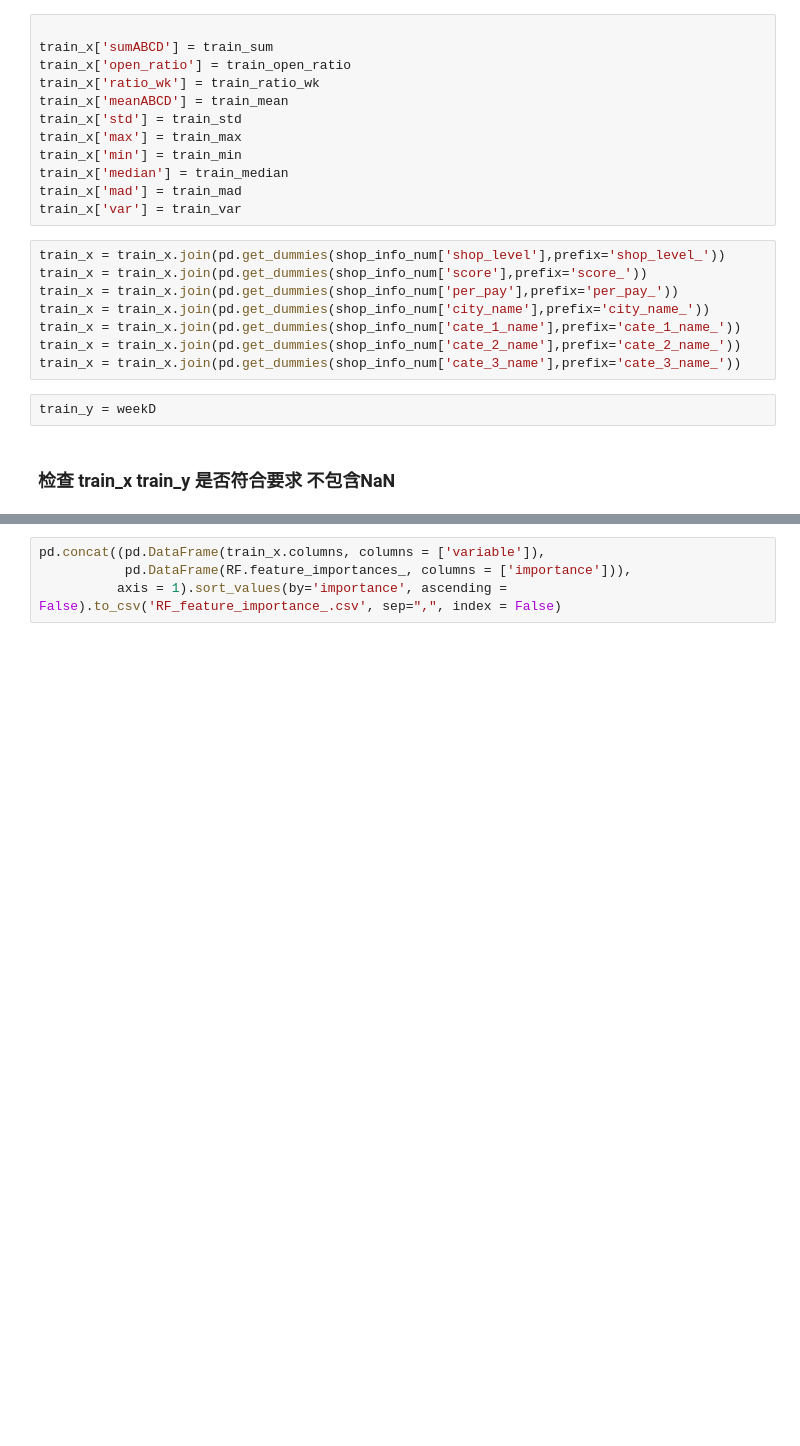
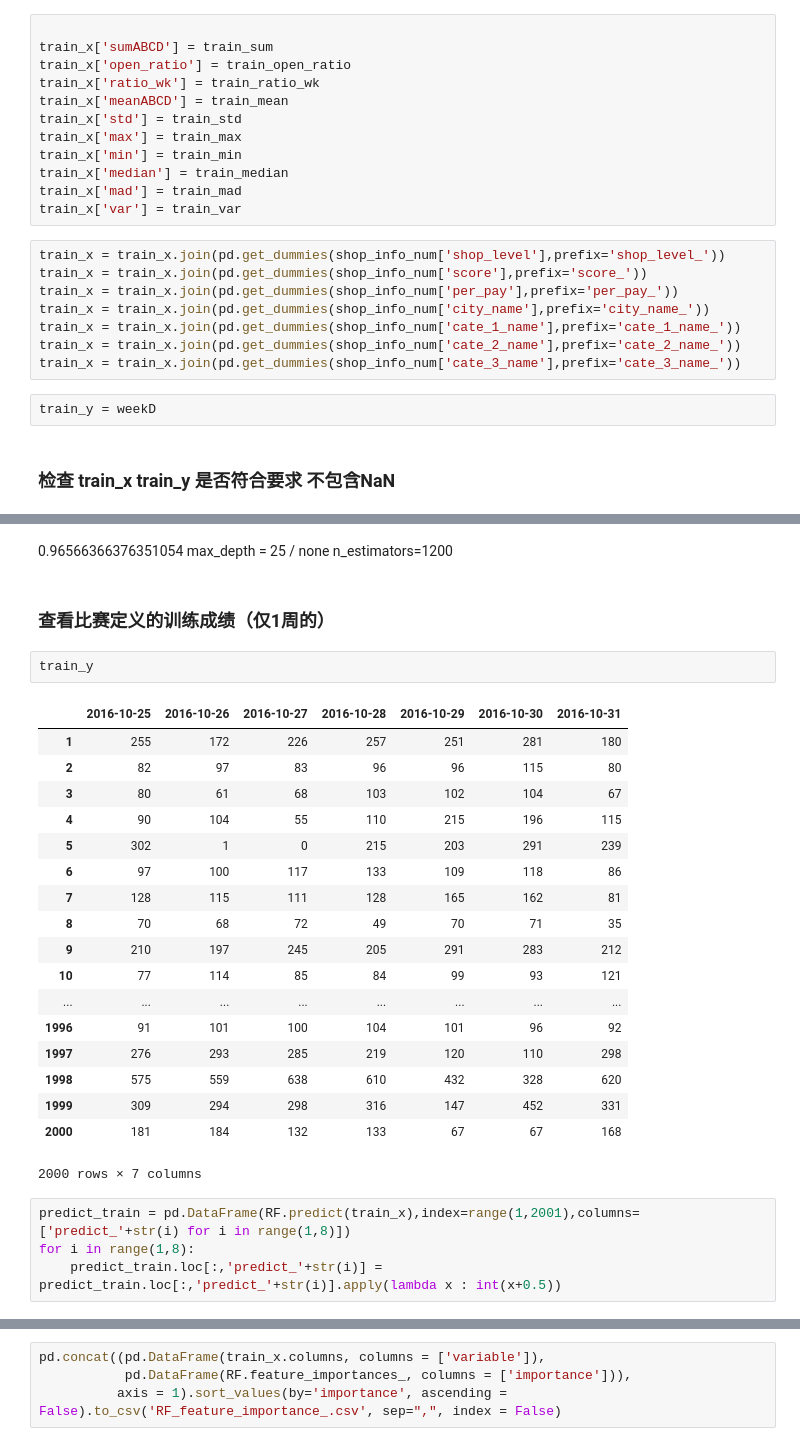
Before and after one commit to wakemeup-xyz/TianChi_IJCAI-17_sales_prediction_code, a Jupyter notebook: regression.ipynb, the cells around one changed output, grey strips where cells are left out. Saved outputs shown, nothing was run; the diff lists cells and outputs as text; blank space fills up the shorter version.

```diff
--- a/regression.ipynb
+++ b/regression.ipynb
@@ -206,0 +264,29 @@ RF.score(train_x,train_y)
+# %% [markdown]
+0.96566366376351054 max_depth = 25 / none n_estimators=1200
+# %% [markdown]
+### 查看比赛定义的训练成绩（仅1周的）
+# %%
+train_y
+# %% [output]
+|  | 2016-10-25 | 2016-10-26 | 2016-10-27 | 2016-10-28 | 2016-10-29 | 2016-10-30 | 2016-10-31 |
+| 1 | 255 | 172 | 226 | 257 | 251 | 281 | 180 |
+| 2 | 82 | 97 | 83 | 96 | 96 | 115 | 80 |
+| 3 | 80 | 61 | 68 | 103 | 102 | 104 | 67 |
+| 4 | 90 | 104 | 55 | 110 | 215 | 196 | 115 |
+| 5 | 302 | 1 | 0 | 215 | 203 | 291 | 239 |
+| 6 | 97 | 100 | 117 | 133 | 109 | 118 | 86 |
+| 7 | 128 | 115 | 111 | 128 | 165 | 162 | 81 |
+| 8 | 70 | 68 | 72 | 49 | 70 | 71 | 35 |
+| 9 | 210 | 197 | 245 | 205 | 291 | 283 | 212 |
+| 10 | 77 | 114 | 85 | 84 | 99 | 93 | 121 |
+| ... | ... | ... | ... | ... | ... | ... | ... |
+| 1996 | 91 | 101 | 100 | 104 | 101 | 96 | 92 |
+| 1997 | 276 | 293 | 285 | 219 | 120 | 110 | 298 |
+| 1998 | 575 | 559 | 638 | 610 | 432 | 328 | 620 |
+| 1999 | 309 | 294 | 298 | 316 | 147 | 452 | 331 |
+| 2000 | 181 | 184 | 132 | 133 | 67 | 67 | 168 |
+2000 rows × 7 columns
+# %%
+predict_train = pd.DataFrame(RF.predict(train_x),index=range(1,2001),columns=['predict_'+str(i) for i in range(1,8)])
+for i in range(1,8):
+    predict_train.loc[:,'predict_'+str(i)] = predict_train.loc[:,'predict_'+str(i)].apply(lambda x : int(x+0.5))
```
Also changed, not shown: parts of 21 cells of this notebook, 1 other file.
